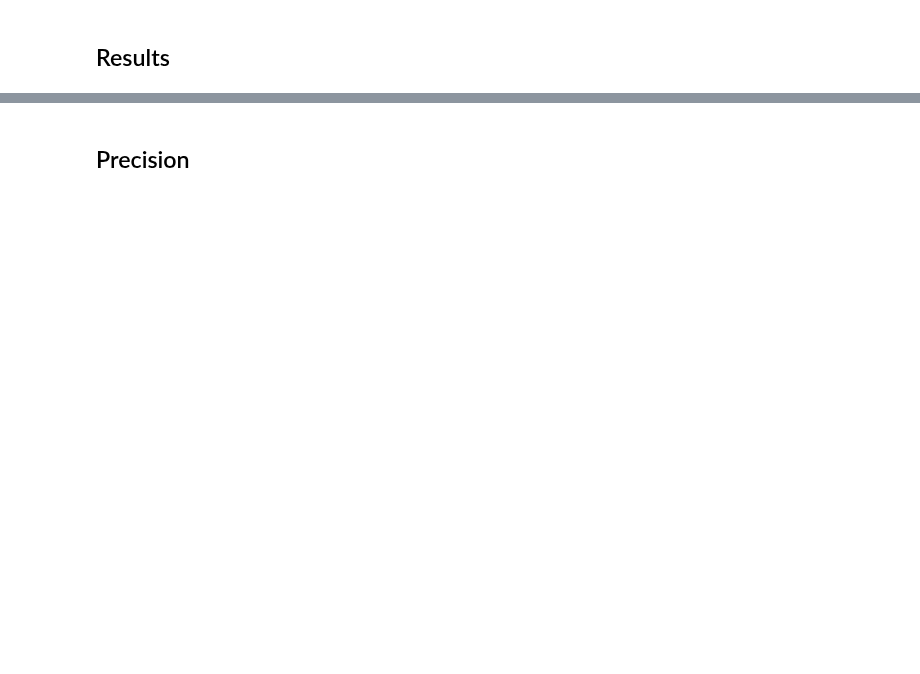
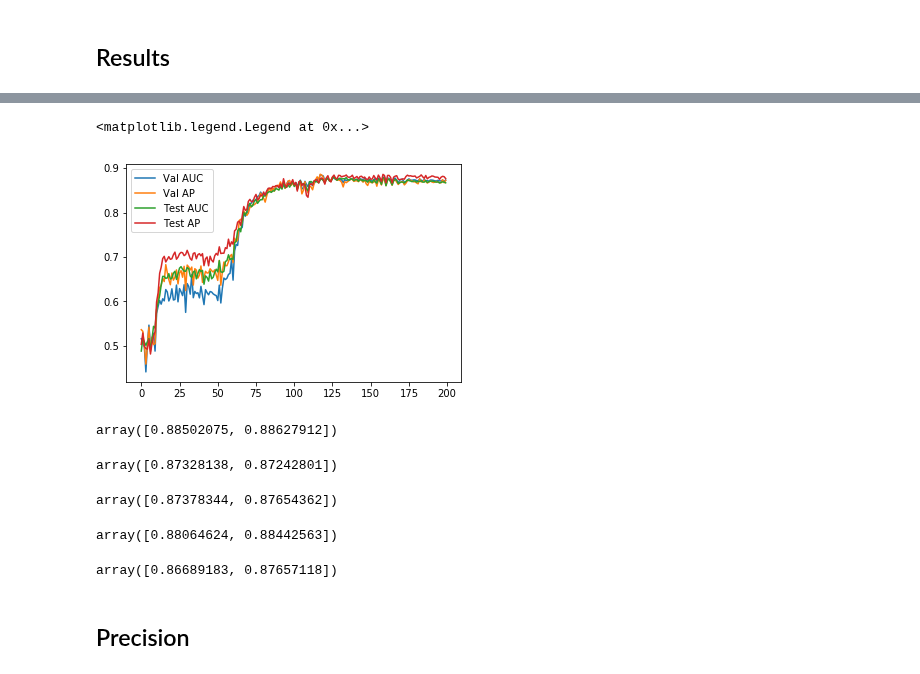
Before and after one commit to ixxi-dante/an2vec, a Jupyter notebook: projects/correctness/gae-reproduction-cora-nw2vec-multitask_arch.ipynb, the cells around one changed output, grey strips where cells are left out. Drawn from its saved outputs; the diff is of its cells as text; code cells hidden in the pictures; blank space fills up the shorter version.

```diff
--- a/projects/correctness/gae-reproduction-cora-nw2vec-multitask_arch.ipynb
+++ b/projects/correctness/gae-reproduction-cora-nw2vec-multitask_arch.ipynb
@@ -84,6 +120,8 @@ history = vae.fit_fullbatches(batcher_kws={'adj': adj_train, 'features': feature
 [interactive output not drawn]
 # %%
 history = {'history': history.history}
+val_scores = np.array(val_scores)
+test_scores = np.array(test_scores)
 # %% [markdown]
 ## Results
 # %%
@@ -99,3 +137,32 @@ fig.tight_layout()
+# %%
+plt.plot(val_scores[:, 0], label='Val AUC')
+plt.plot(val_scores[:, 1], label='Val AP')
+plt.plot(test_scores[:, 0], label='Test AUC')
+plt.plot(test_scores[:, 1], label='Test AP')
+plt.legend()
+# %% [output]
+<matplotlib.legend.Legend at 0x...>
+[figure, added]
+# %%
+val_scores[val_scores[:, 0].argmax()]
+# %% [output]
+array([0.88502075, 0.88627912])
+# %%
+val_scores[-1]
+# %% [output]
+array([0.87328138, 0.87242801])
+# %%
+test_scores[val_scores[:, 0].argmax()]
+# %% [output]
+array([0.87378344, 0.87654362])
+# %%
+test_scores[test_scores[:, 0].argmax()]
+# %% [output]
+array([0.88064624, 0.88442563])
+# %%
+test_scores[-1]
+# %% [output]
+array([0.86689183, 0.87657118])
 # %% [markdown]
 ## Precision
 # %%
```
Also changed, not shown: parts of 9 cells of this notebook, 5 other files.
